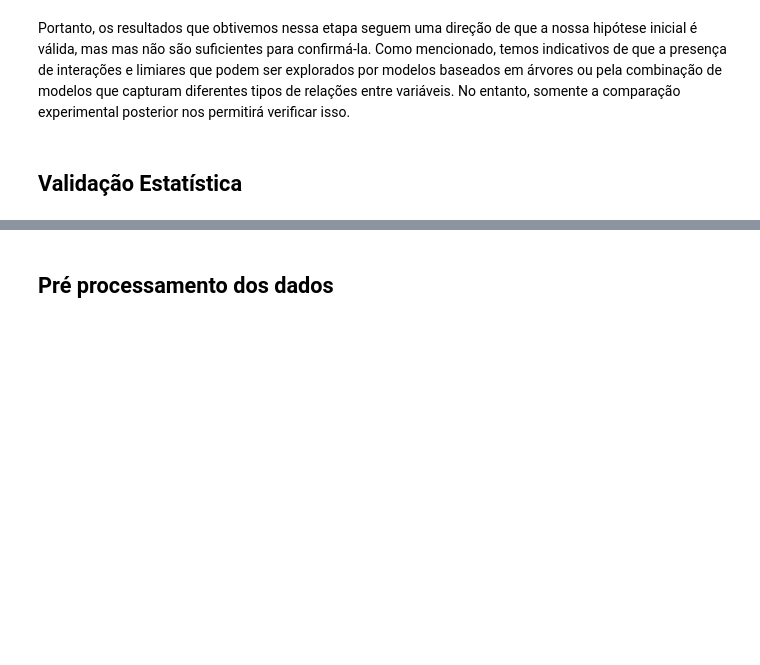
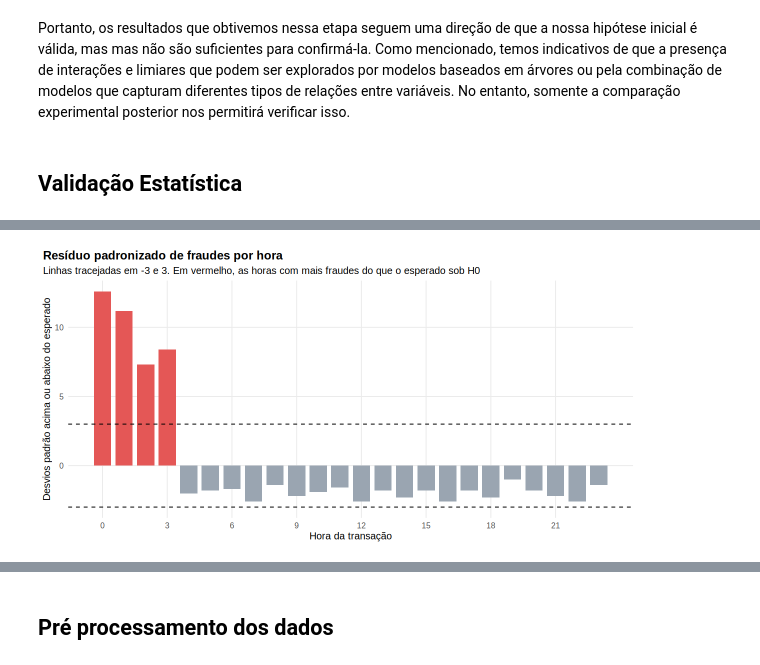
Before and after one commit to luiseduaardo/credit-card-fraud-detection, a Jupyter notebook: analysis.ipynb, the cells around one changed output, grey strips where cells are left out. Cells and saved outputs as stored; diff of their text form; code cells hidden in the pictures; blank space fills up the shorter version.

Commit message:
feat: adiciona testes de hipóteses sob os dados explorados

```diff
--- a/analysis.ipynb
+++ b/analysis.ipynb
@@ -974,0 +1134,19 @@ Portanto, os resultados que obtivemos nessa etapa seguem uma direção de que a
+# %%
+tab_hora <- table(dados$transaction_hour, dados$is_fraud)
+h3 <- chisq.test(tab_hora, correct = FALSE)
+h3$data.name <- "transaction_hour e is_fraud"
+
+# O resíduo padronizado mede quantos desvios padrão as fraudes observadas em cada
+# hora ficam acima (positivo) ou abaixo (negativo) do esperado. Com 24 comparações
+# ao mesmo tempo, usamos 3 como referência para destacar as horas que mais pesam.
+detalhe_hora <- data.frame(
+  hora = 0:23,
+  transacoes = as.integer(rowSums(tab_hora)),
+  fraudes_observadas = as.integer(tab_hora[, "Fraude"]),
+  fraudes_esperadas = round(h3$expected[, "Fraude"], 1),
+  residuo = round(h3$stdres[, "Fraude"], 1)
+)
+
+h3
+detalhe_hora
+cat("Menor frequência esperada:", round(min(h3$expected), 1), "\n")
@@ -974,0 +1178,11 @@ Portanto, os resultados que obtivemos nessa etapa seguem uma direção de que a
+# %%
+ggplot(detalhe_hora, aes(hora, residuo, fill = abs(residuo) > 3)) +
+  geom_col(width = 0.8, show.legend = FALSE) +
+  geom_hline(yintercept = c(-3, 3), linetype = "dashed") +
+  scale_fill_manual(values = c("TRUE" = "#E45756", "FALSE" = "#9AA5B1")) +
+  scale_x_continuous(breaks = seq(0, 23, 3)) +
+  labs(title = "Resíduo padronizado de fraudes por hora",
+       subtitle = "Linhas tracejadas em -3 e 3. Em vermelho, as horas com mais fraudes do que o esperado sob H0",
+       x = "Hora da transação", y = "Desvios padrão acima ou abaixo do esperado")
+# %% [output]
+[figure, added]
```
Also changed, not shown: parts of 39 cells of this notebook.
